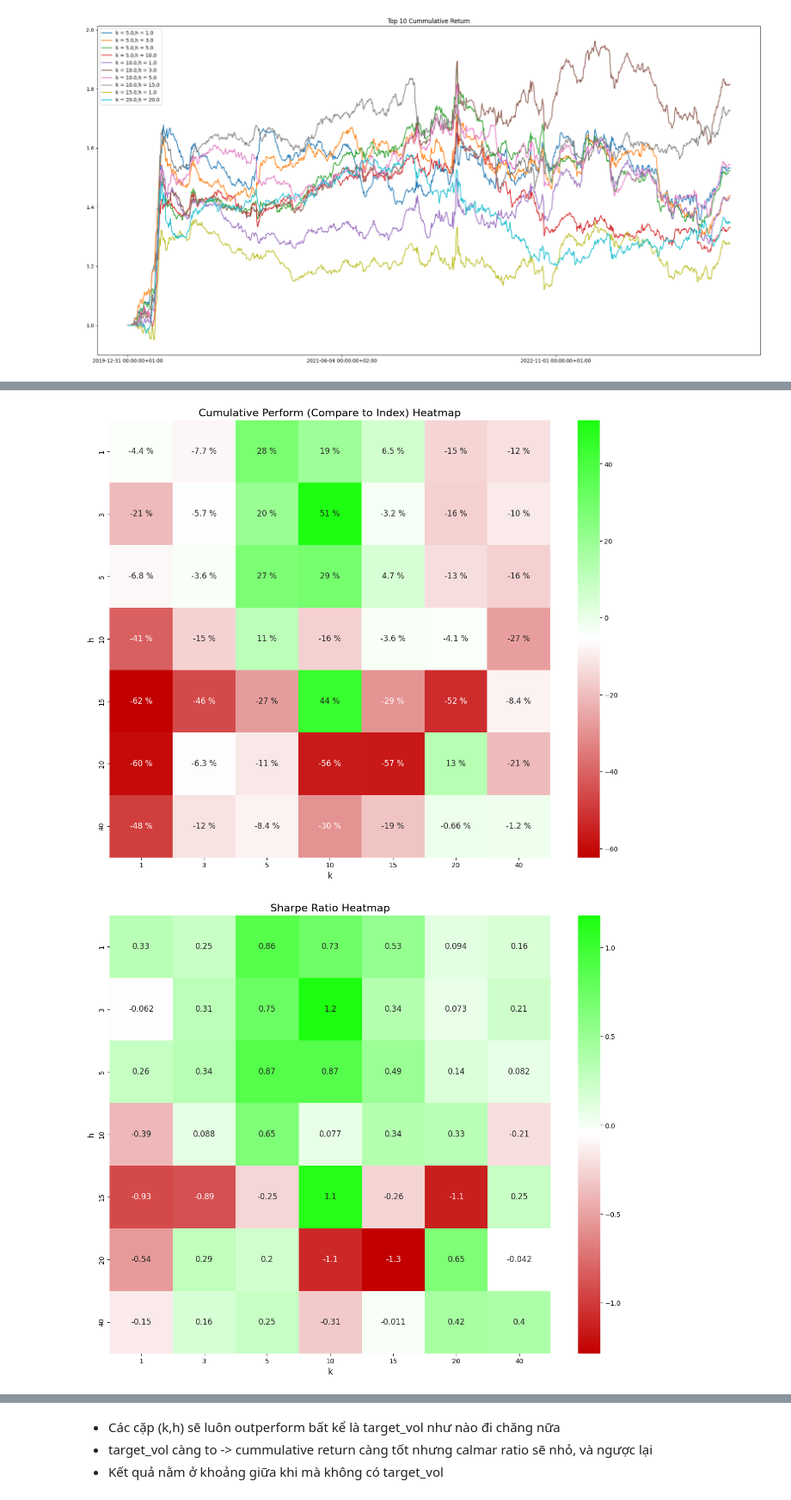
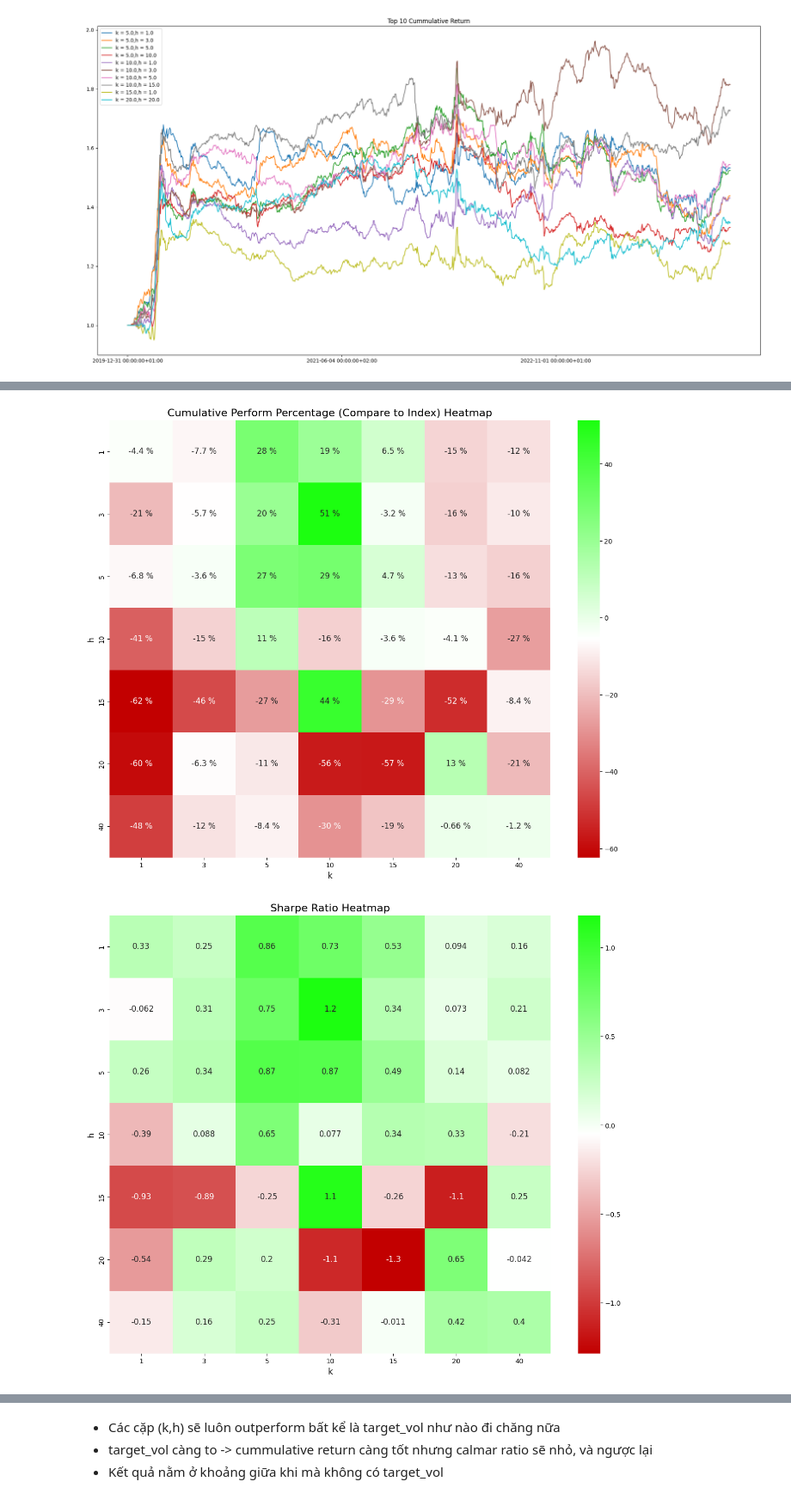
Before and after one commit to NotCodingWell/TSMOM, a Jupyter notebook: analysis.ipynb, the cells around one changed output, grey strips where cells are left out. Shown at 86% size. Drawn from its saved outputs; the diff is of its cells as text; code cells hidden in the pictures.

```diff
--- a/analysis.ipynb
+++ b/analysis.ipynb
@@ -15,3 +16,20 @@ df.shape
+# %%
+# Define a function to create heatmaps
+def create_heatmap(df, metric_name):
+
+    colors = ["#C20000", "#FFFFFF","#1CFF10"]  # Define custom colors
+    custom_cmap = LinearSegmentedColormap.from_list("custom_cmap", colors)
+
+    plt.figure(figsize=(15, 12))  # Larger figure size for width and height
+    ax = sns.heatmap(df, annot=True, cmap= custom_cmap,  # Adjust annotation size
+                annot_kws = {'size': 12})  # Larger annotation size
+    if "Percentage" in metric_name:
+        for t in ax.texts: t.set_text(t.get_text() + " %")
+    plt.title(f'{metric_name} Heatmap', fontsize=16)  # Larger title
+    plt.xlabel('k', fontsize=12)  # Larger x-axis label
+    plt.ylabel('h', fontsize=12)  # Larger y-axis label
+
+    plt.show()
 # %%
 def winrate(pnl, signal,h):
     win_count = lose_count = 0
@@ -248,37 +285,17 @@ df_benchmark
 # %%
-import seaborn as sns
-from matplotlib.colors import LinearSegmentedColormap
-
 cum_return_df = df_benchmark.pivot(index = 'h', columns='k', values='cum_return')
 annual_return_df = df_benchmark.pivot(index='h', columns='k', values='annual_return')
 sharpe_ratio_df = df_benchmark.pivot(index='h', columns='k', values='sharpe_ratio')
 max_drawdown_df = df_benchmark.pivot(index='h', columns='k', values='max_drawdown')
 calmar_ratio_df = df_benchmark.pivot(index='h', columns='k', values='calmar_ratio')
 
-# Define a function to create heatmaps
-def create_heatmap(df, metric_name):
-
-    colors = ["#C20000", "#FFFFFF","#1CFF10"]  # Define custom colors
-    custom_cmap = LinearSegmentedColormap.from_list("custom_cmap", colors)
-
-    plt.figure(figsize=(15, 12))  # Larger figure size for width and height
-    ax = sns.heatmap(df, annot=True, cmap= custom_cmap,  # Adjust annotation size
-                annot_kws = {'size': 12})  # Larger annotation size
-    if "Cumulative" in metric_name:
-        for t in ax.texts: t.set_text(t.get_text() + " %")
-    plt.title(f'{metric_name} Heatmap', fontsize=16)  # Larger title
-    plt.xlabel('k', fontsize=12)  # Larger x-axis label
-    plt.ylabel('h', fontsize=12)  # Larger y-axis label
-
-    plt.show()
-
 # Create heatmaps for each metric
-create_heatmap(cum_return_df, 'Cumulative Perform (Compare to Index)')
+create_heatmap(cum_return_df, 'Cumulative Perform Percentage (Compare to Index)')
 create_heatmap(sharpe_ratio_df, 'Sharpe Ratio')
 create_heatmap(max_drawdown_df, 'Max Drawdown')
 create_heatmap(calmar_ratio_df, 'Calmar Ratio')
 # %% [output]
-[figure, old version]
+[figure, new version]
 [figure]
 [figure]
 [figure]
```
Also changed, not shown: parts of 11 cells of this notebook, 1 other file.
